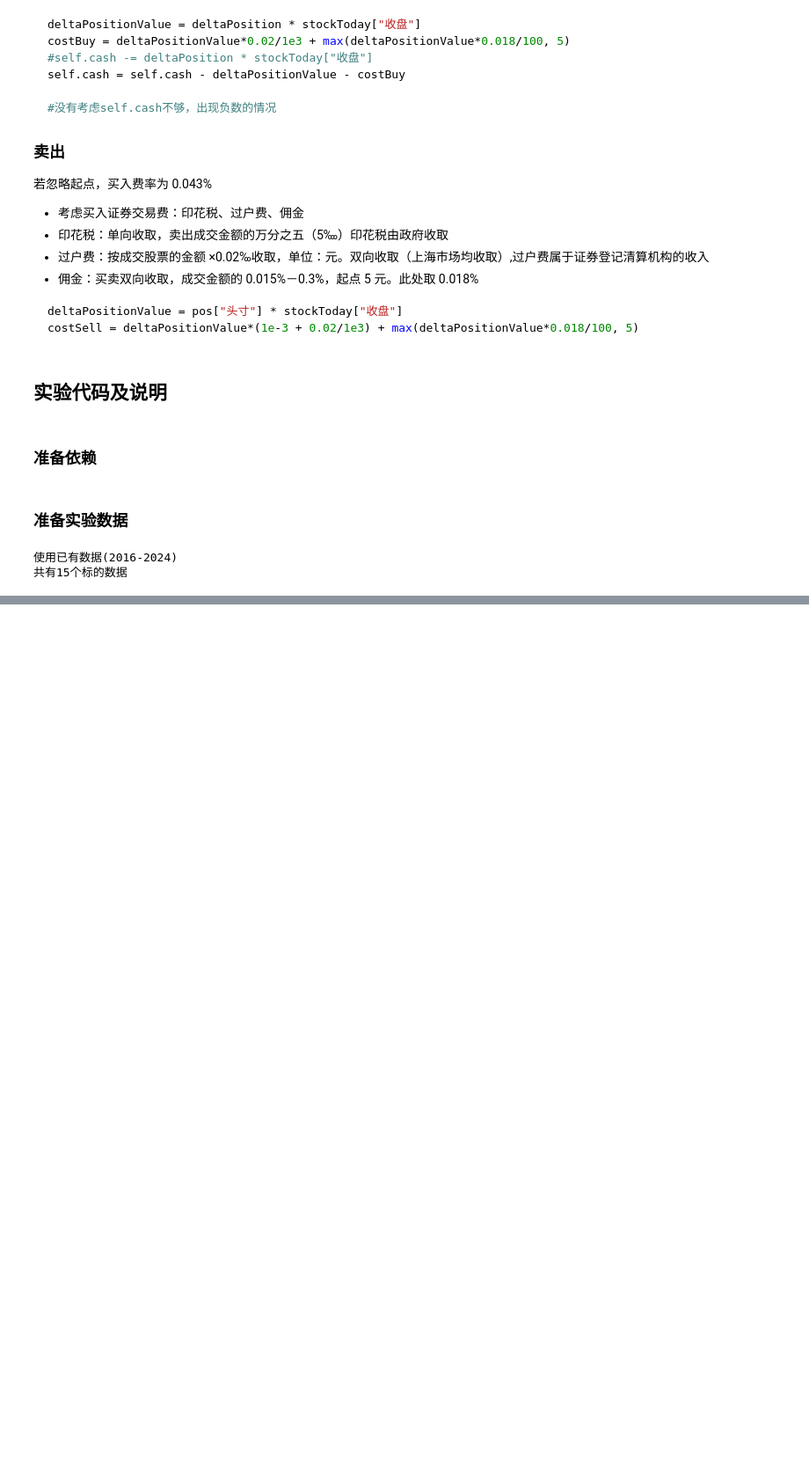
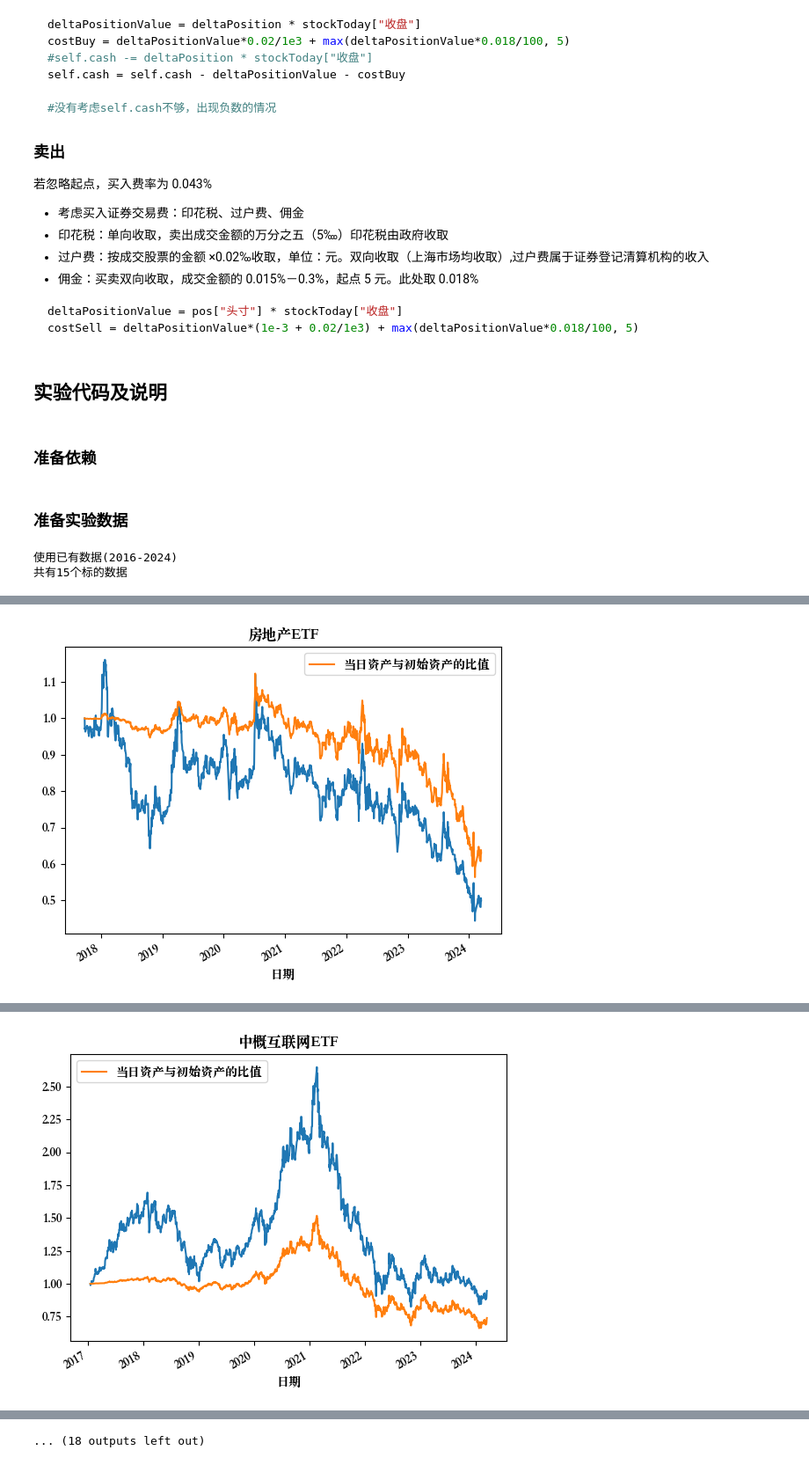
Before and after one commit to TheVeryDarkness/cs410, a Jupyter notebook: 1/1.ipynb, the cells around one changed output, grey strips where cells are left out. Shown: that part at 88% size. Drawn from its saved outputs; the diff is of its cells as text; code cells hidden in the pictures; blank space fills up the shorter version.

```diff
--- a/1/1.ipynb
+++ b/1/1.ipynb
@@ -51,6 +51,9 @@ import numpy as np
 import pandas as pd
 from pylab import mpl
 import os
+
+mpl.rcParams["font.sans-serif"] = ["Songti SC"]
+mpl.rcParams["axes.unicode_minus"] = False
 # %% [markdown]
 ### 准备实验数据
 # %%
@@ -213,0 +234,5 @@ Final: 898364.34 + 93.5 = 898457.84
+# %%
+for i in range(len(stockNameCodes)):
+    calc(stockNameCodes[i])
+    plt.show()
+# %% [output]
@@ -213,0 +256 @@ Final: 898364.34 + 93.5 = 898457.84
+[figure, added]
@@ -213,0 +274 @@ Final: 898364.34 + 93.5 = 898457.84
+[figure, added]
@@ -213,0 +347 @@ Final: 898364.34 + 93.5 = 898457.84
+... (18 outputs left out)
```
Also changed, not shown: parts of 4 cells of this notebook.
